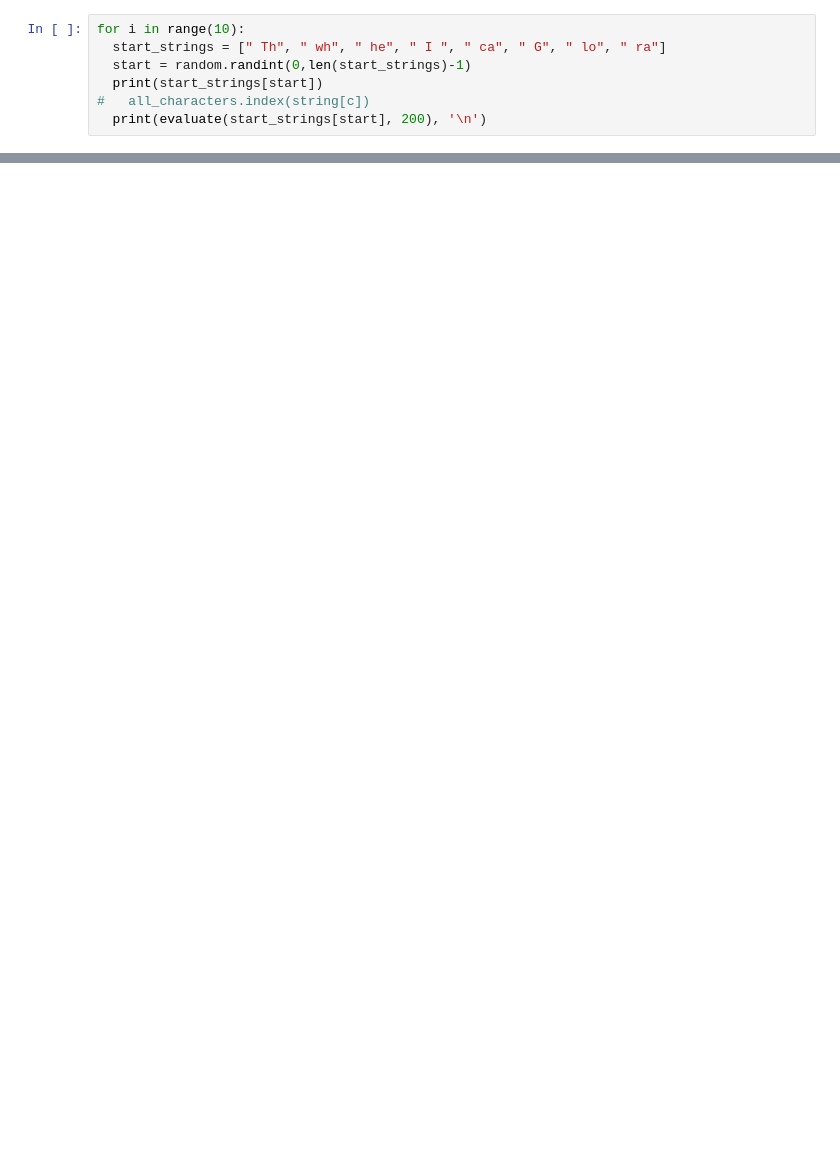
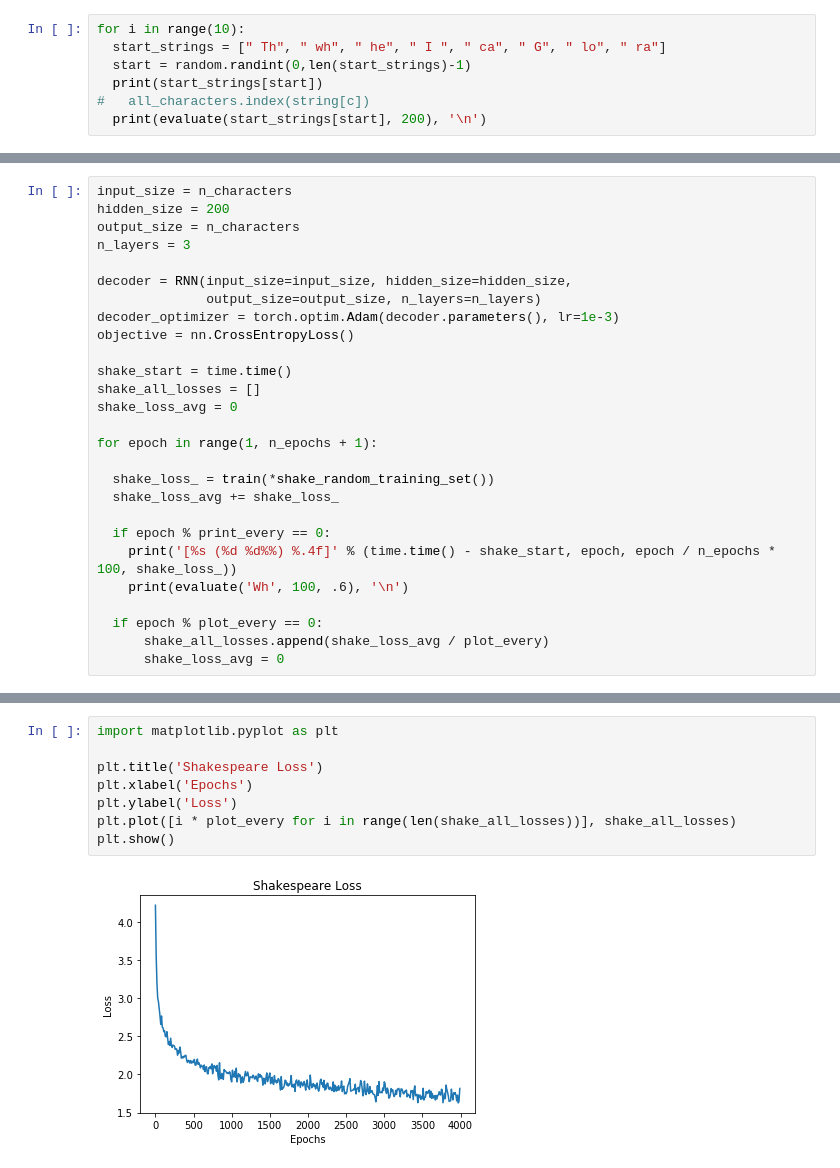
Before and after one commit to ericburdett/cs474_labs_f2019, a Jupyter notebook: DL_Lab6.ipynb, the cells around one changed output, grey strips where cells are left out. Drawn from its saved outputs; the diff is of its cells as text; blank space fills up the shorter version.

Commit message:
Generated Shakespeare

```diff
--- a/DL_Lab6.ipynb
+++ b/DL_Lab6.ipynb
@@ -405,0 +410,27 @@ for i in range(10):
+# %%
+input_size = n_characters
+hidden_size = 200
+output_size = n_characters
+n_layers = 3
+
+decoder = RNN(input_size=input_size, hidden_size=hidden_size,
+              output_size=output_size, n_layers=n_layers)
+decoder_optimizer = torch.optim.Adam(decoder.parameters(), lr=1e-3)
+objective = nn.CrossEntropyLoss()
+
+shake_start = time.time()
+shake_all_losses = []
+shake_loss_avg = 0
+
+for epoch in range(1, n_epochs + 1):
+
+  shake_loss_ = train(*shake_random_training_set())
+  shake_loss_avg += shake_loss_
+
+  if epoch % print_every == 0:
+    print('[%s (%d %d%%) %.4f]' % (time.time() - shake_start, epoch, epoch / n_epochs * 100, shake_loss_))
+    print(evaluate('Wh', 100, .6), '\n')
+
+  if epoch % plot_every == 0:
+      shake_all_losses.append(shake_loss_avg / plot_every)
+      shake_loss_avg = 0
@@ -405,0 +455,10 @@ for i in range(10):
+# %%
+import matplotlib.pyplot as plt
+
+plt.title('Shakespeare Loss')
+plt.xlabel('Epochs')
+plt.ylabel('Loss')
+plt.plot([i * plot_every for i in range(len(shake_all_losses))], shake_all_losses)
+plt.show()
+# %% [output]
+[figure, added]
```
Also changed, not shown: parts of 10 cells of this notebook.
